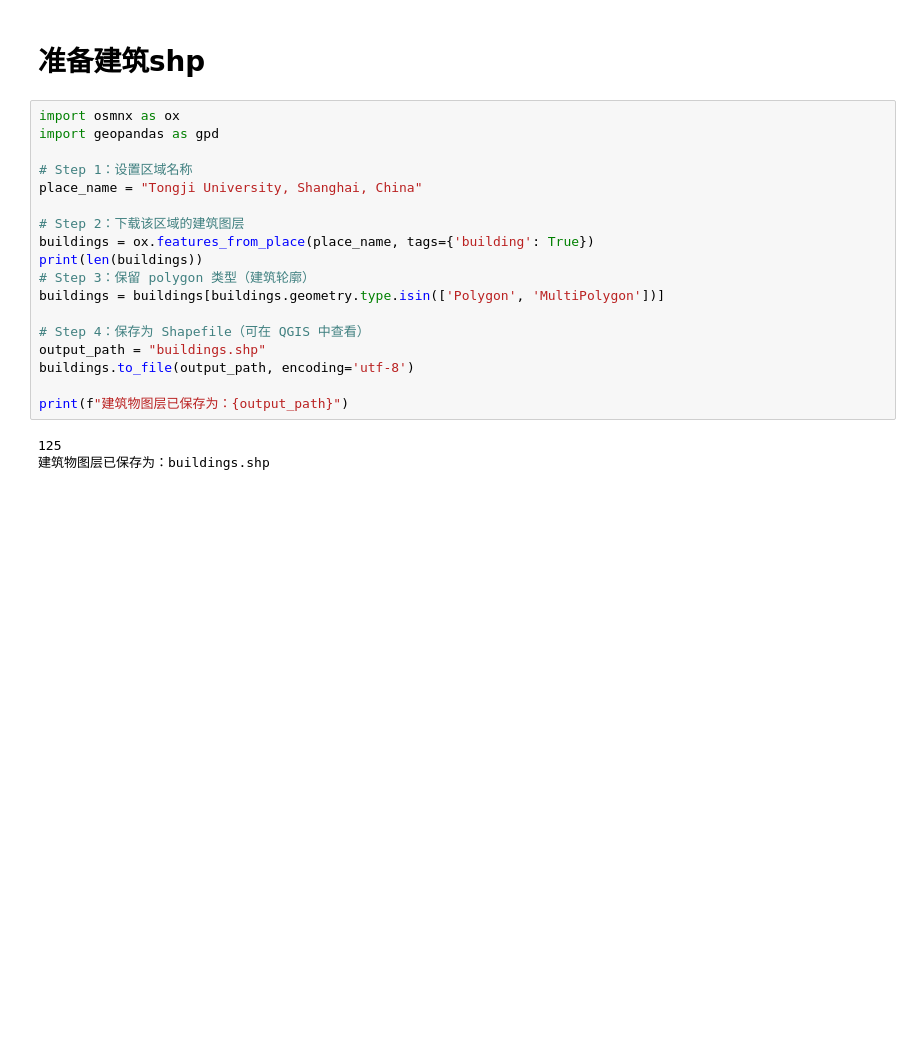
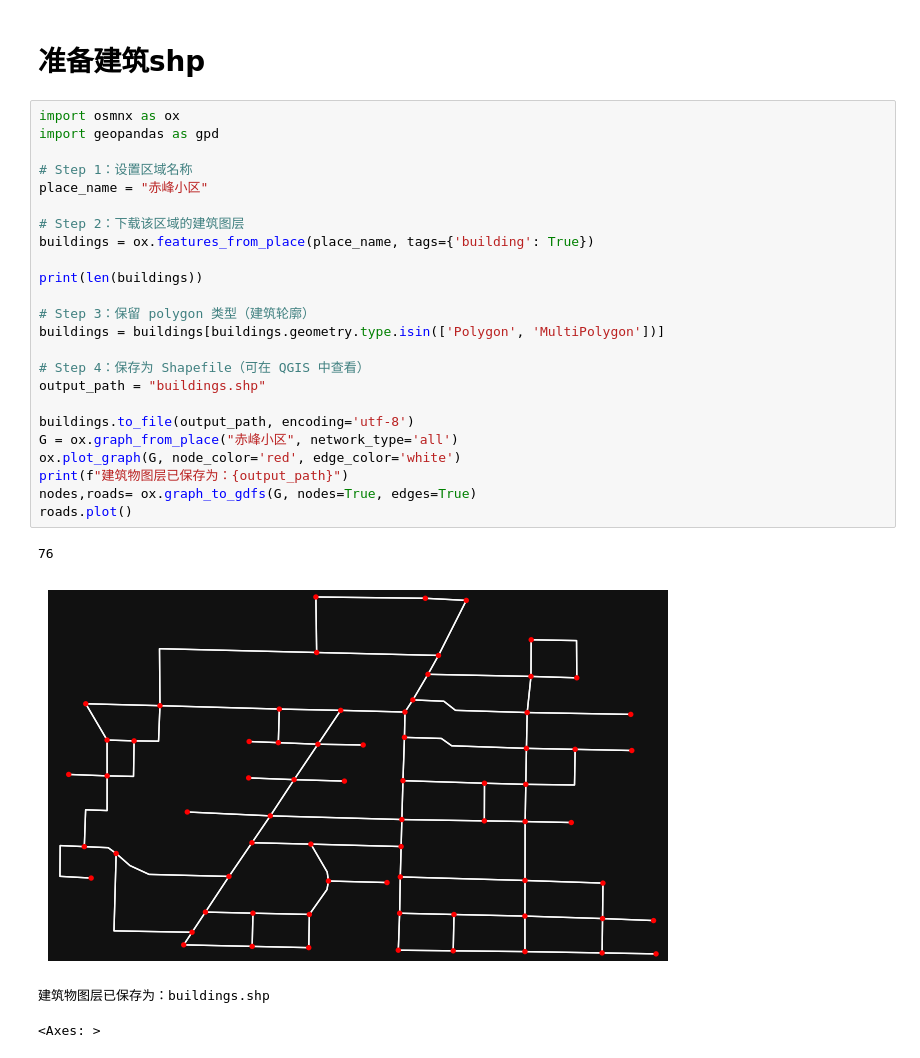
Before and after one commit to Lylll9436/UrbanStreetGNN, a Jupyter notebook: SegementGen.ipynb, the cells around one changed output. Saved outputs shown, nothing was run; the diff lists cells and outputs as text; blank space fills up the shorter version.

```diff
--- a/SegementGen.ipynb
+++ b/SegementGen.ipynb
@@ -10,21 +10,29 @@ from shapely.ops import voronoi_diagram
 # %%
 import osmnx as ox
 import geopandas as gpd
 
 # Step 1：设置区域名称
-place_name = "Tongji University, Shanghai, China"
+place_name = "赤峰小区"
 
 # Step 2：下载该区域的建筑图层
 buildings = ox.features_from_place(place_name, tags={'building': True})
+
 print(len(buildings))
+
 # Step 3：保留 polygon 类型（建筑轮廓）
 buildings = buildings[buildings.geometry.type.isin(['Polygon', 'MultiPolygon'])]
 
 # Step 4：保存为 Shapefile（可在 QGIS 中查看）
 output_path = "buildings.shp"
+
 buildings.to_file(output_path, encoding='utf-8')
-
+G = ox.graph_from_place("赤峰小区", network_type='all')
+ox.plot_graph(G, node_color='red', edge_color='white')
 print(f"建筑物图层已保存为：{output_path}")
+nodes,roads= ox.graph_to_gdfs(G, nodes=True, edges=True)
+roads.plot()
 # %% [output]
-125
-建筑物图层已保存为：buildings.shp
+76
+[figure, added]
+建筑物图层已保存为：buildings.shp
+<Axes: >
```
Also changed, not shown: parts of 9 cells of this notebook, 24 other files.
